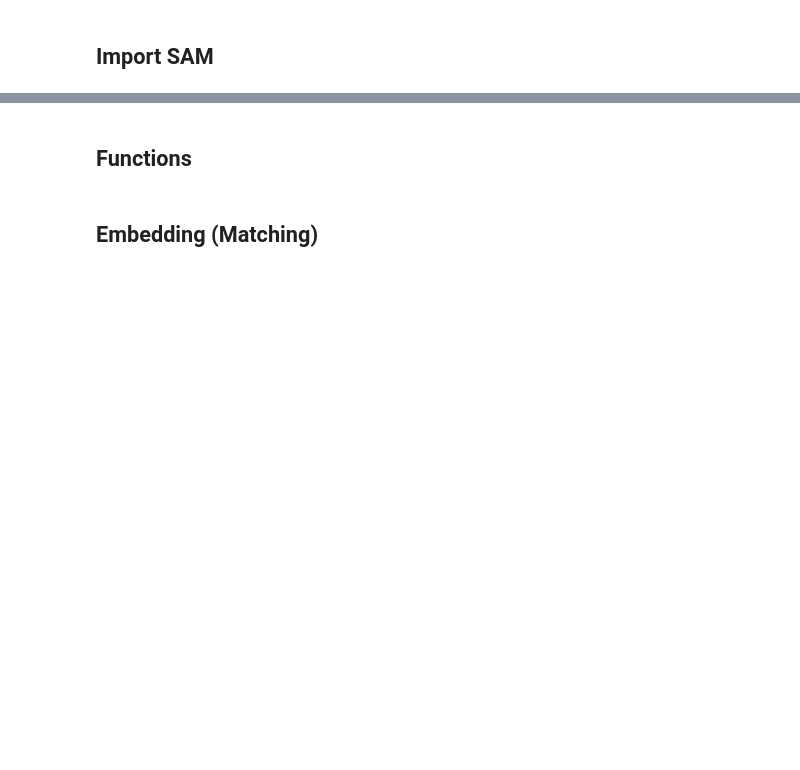
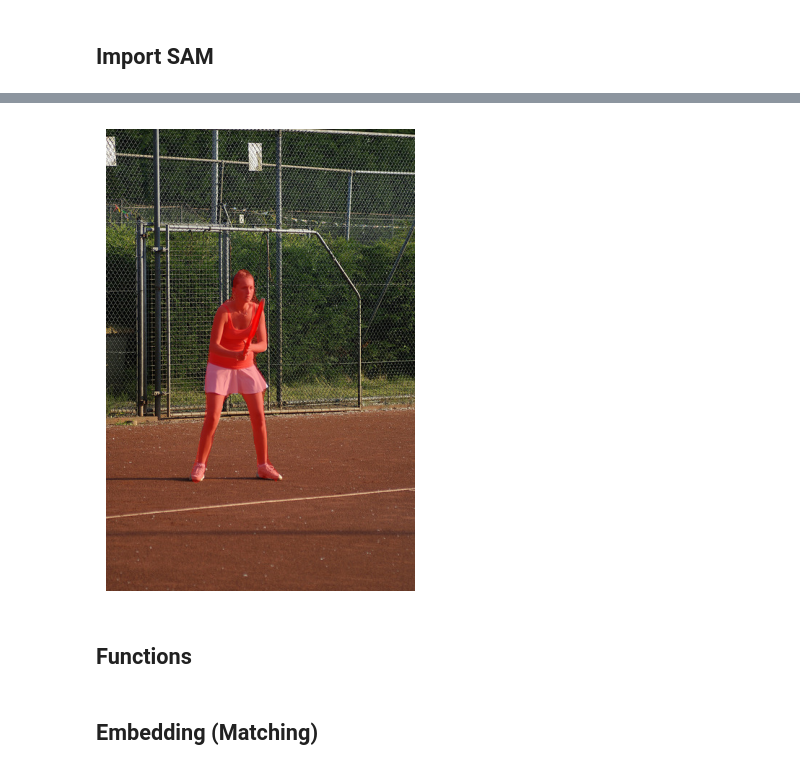
Before and after one commit to rawanmd/segmentation_coverless_steg, a Jupyter notebook: Segmentation_Coverless_Steg.ipynb, the cells around one changed output, grey strips where cells are left out. Saved outputs shown, nothing was run; the diff lists cells and outputs as text; code cells hidden in the pictures; blank space fills up the shorter version.

```diff
--- a/Segmentation_Coverless_Steg.ipynb
+++ b/Segmentation_Coverless_Steg.ipynb
@@ -110,3 +170,34 @@ mask_generator = SamAutomaticMaskGenerator(sam)
+# %%
+plt.figure(figsize=(6, 6))
+plt.imshow(image)
+
+masks = prediction["masks"]
+scores = prediction["scores"]
+
+for i in range(len(scores)):
+
+    if scores[i] < 0:
+        continue
+
+    mask = masks[i, 0].cpu().numpy()
+
+    binary_mask = mask > 0.5
+
+    overlay = np.zeros(
+        (binary_mask.shape[0],
+          binary_mask.shape[1],
+          4)
+    )
+
+    overlay[:, :, 0] = 1.0      # red
+    overlay[:, :, 3] = binary_mask * 0.35
+
+    plt.imshow(overlay)
+
+plt.axis("off")
+plt.show()
+# %% [output]
+[figure, added]
 # %% [markdown]
 ## Functions
 # %%
```
Also changed, not shown: parts of 10 cells of this notebook.
